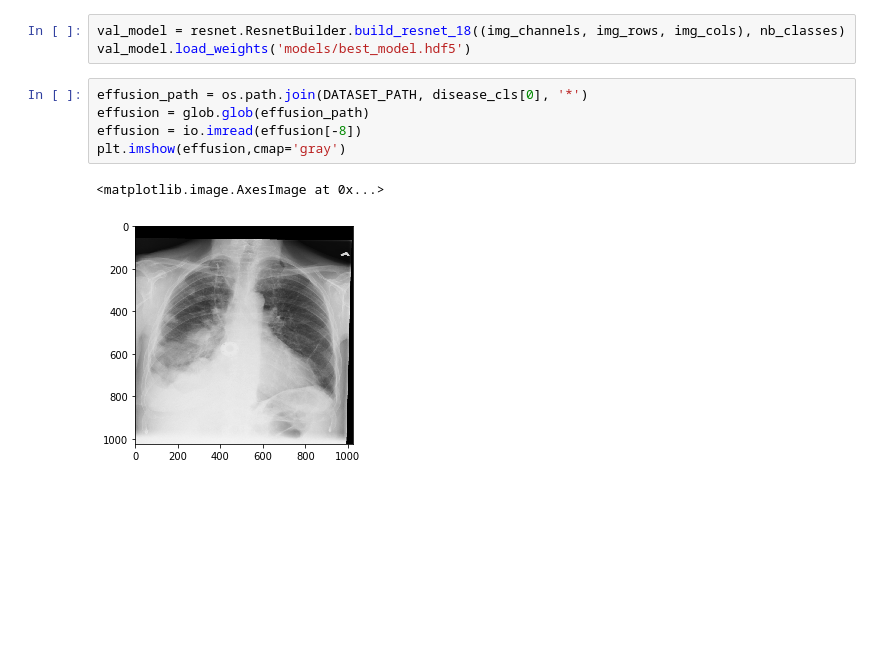
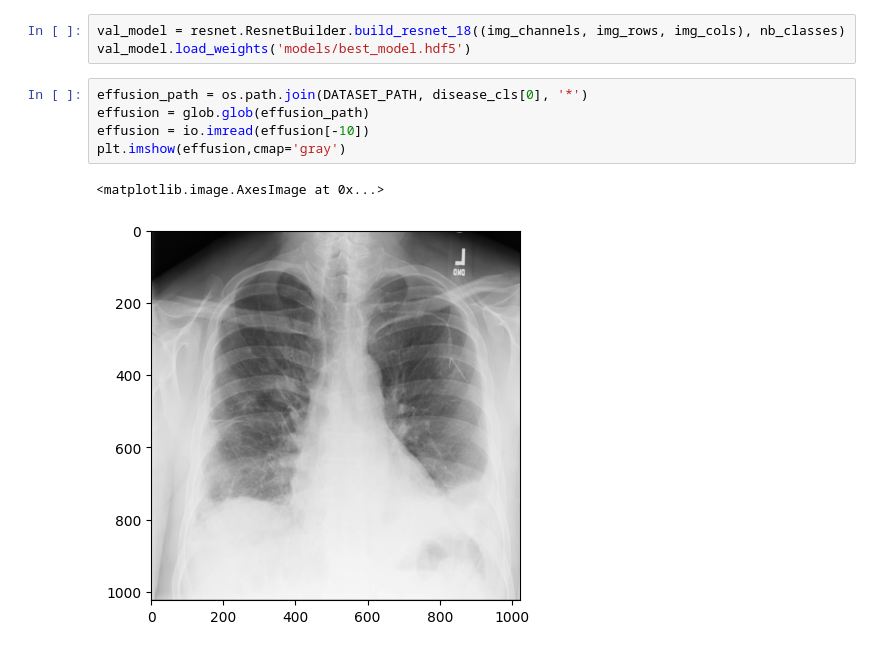
Before and after one commit to shajivmasters/CNN_Xray_Learning, a Jupyter notebook: Using-CNNs-with-X-ray-Images/Working_With_Chest_XRay_Images-.ipynb, the cells around one changed output. Saved outputs shown, nothing was run; the diff lists cells and outputs as text; blank space fills up the shorter version.

```diff
--- a/Using-CNNs-with-X-ray-Images/Working_With_Chest_XRay_Images-.ipynb
+++ b/Using-CNNs-with-X-ray-Images/Working_With_Chest_XRay_Images-.ipynb
@@ -388,11 +390,11 @@ val_model.load_weights('models/best_model.hdf5')
 # %%
 effusion_path = os.path.join(DATASET_PATH, disease_cls[0], '*')
 effusion = glob.glob(effusion_path)
-effusion = io.imread(effusion[-8])
+effusion = io.imread(effusion[-10])
 plt.imshow(effusion,cmap='gray')
 # %% [output]
 <matplotlib.image.AxesImage at 0x...>
-[figure, old version]
+[figure, new version]
 # %%
 img = preprocess_img(effusion[:, :, np.newaxis], 'validation')
 val_model.predict(img[np.newaxis,:])
```
Also changed, not shown: parts of 8 cells of this notebook.
